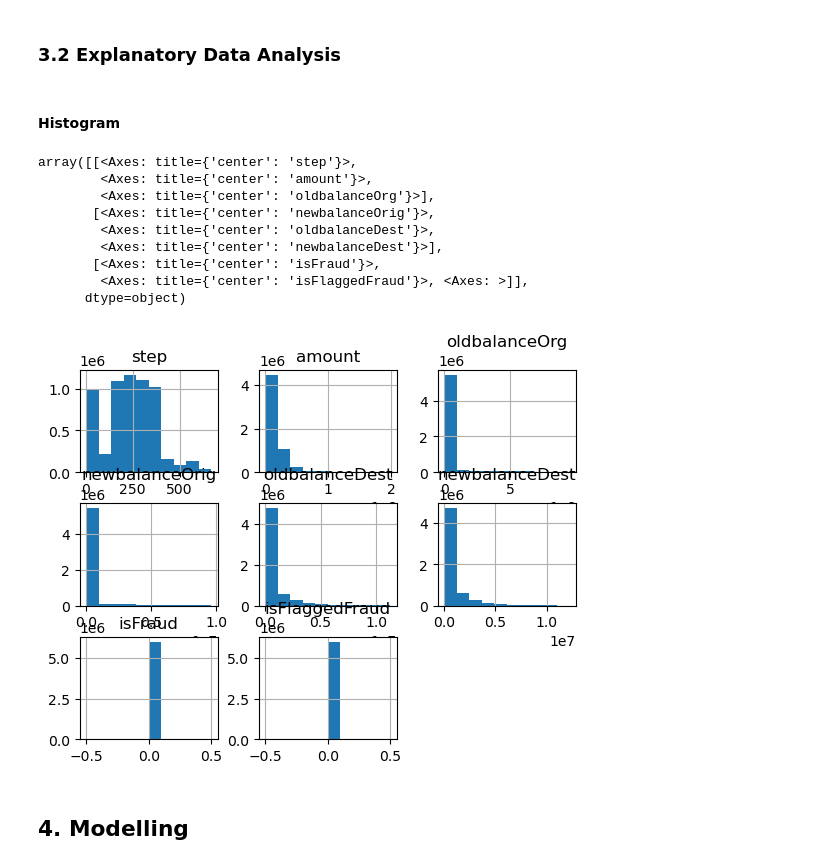
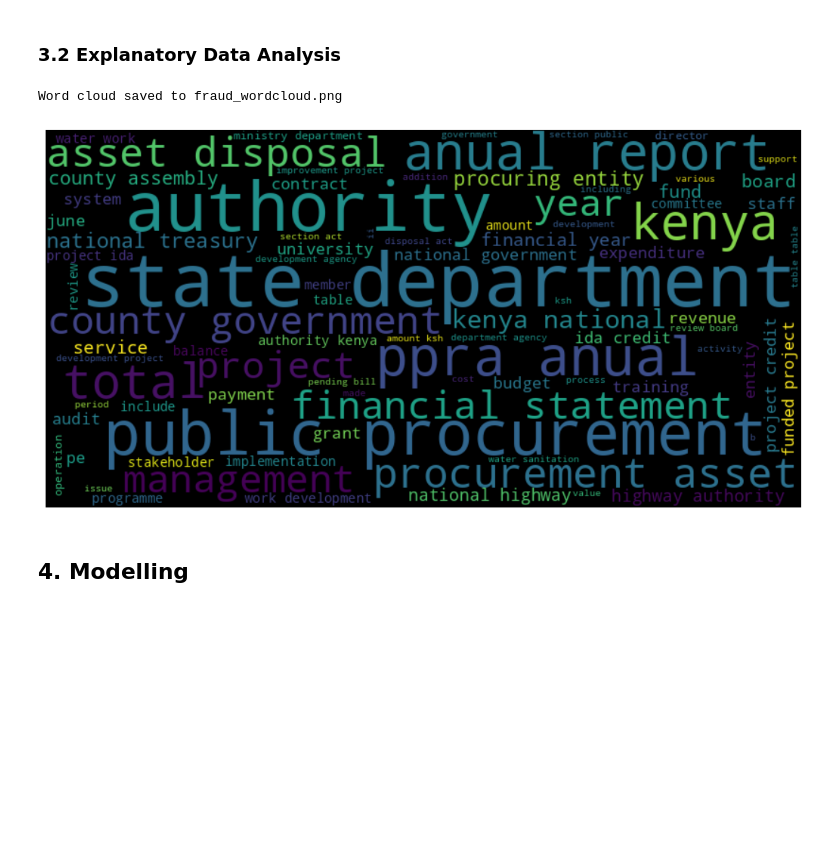
Before and after one commit to ProcureGuardAI/Fraud-Detection-Machine-Learning, a Jupyter notebook: index.ipynb, the cells around one changed output. Saved outputs shown, nothing was run; the diff lists cells and outputs as text; code cells hidden in the pictures; blank space fills up the shorter version.

Commit message:
Text cleaning and data visualization

```diff
--- a/index.ipynb
+++ b/index.ipynb
@@ -298,20 +238,40 @@ Average non-fraudulent transaction amount: 144697.34
 # %% [markdown]
 ### 3.2 Explanatory Data Analysis
-# %% [markdown]
-#### Histogram
-# %%
-df.hist()
-# %% [output]
-array([[<Axes: title={'center': 'step'}>,
-        <Axes: title={'center': 'amount'}>,
-        <Axes: title={'center': 'oldbalanceOrg'}>],
-       [<Axes: title={'center': 'newbalanceOrig'}>,
-        <Axes: title={'center': 'oldbalanceDest'}>,
-        <Axes: title={'center': 'newbalanceDest'}>],
-       [<Axes: title={'center': 'isFraud'}>,
-        <Axes: title={'center': 'isFlaggedFraud'}>, <Axes: >]],
-      dtype=object)
-[figure, removed]
+# %%
+from wordcloud import WordCloud
+import matplotlib.pyplot as plt
+
+def generate_wordcloud(input_file, output_file):
+    # Read the processed text file
+    with open(input_file, 'r', encoding='utf-8') as file:
+        text = file.read()
+
+    # Create and generate a word cloud image
+    wordcloud = WordCloud(width=800, height=400,
+                          background_color='black',
+                          min_font_size=10).generate(text)
+
+    # Display the generated image
+    plt.figure(figsize=(10, 5))
+    plt.imshow(wordcloud, interpolation='bilinear')
+    plt.axis('off')
+    plt.tight_layout(pad=0)
+
+    # Save the image
+    plt.savefig(output_file, dpi=300, bbox_inches='tight')
+    print(f"Word cloud saved to {output_file}")
+
+    # Show the plot (optional)
+    plt.show()
+
+# Usage
+input_file = 'processed_fraud_data.txt'  # Your processed text file
+output_file = 'fraud_wordcloud.png'  # The output image file
+
+generate_wordcloud(input_file, output_file)
+# %% [output]
+Word cloud saved to fraud_wordcloud.png
+[figure, added]
 # %% [markdown]
 ## 4. Modelling
 # %%
```
Also changed, not shown: parts of 19 cells of this notebook.
